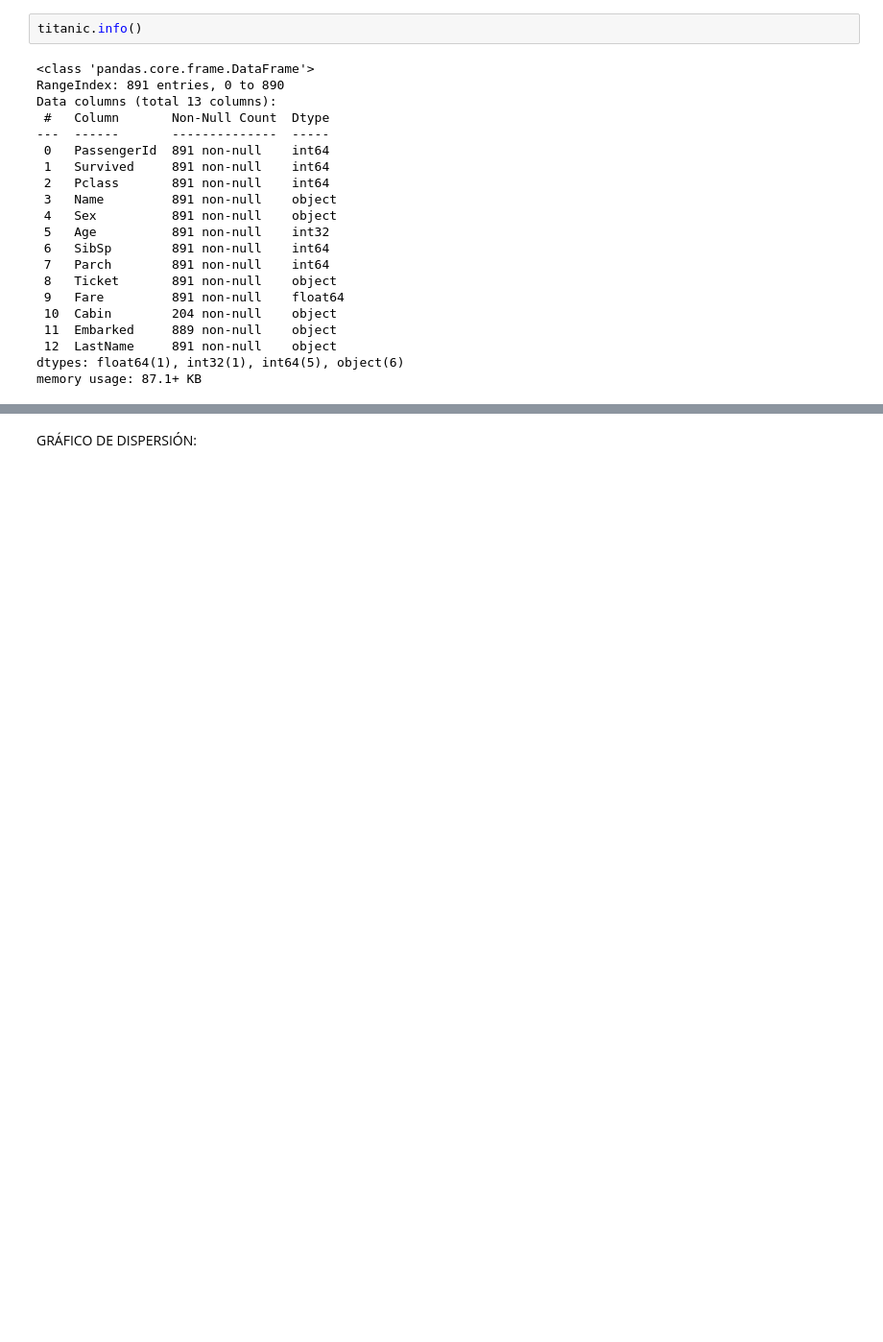
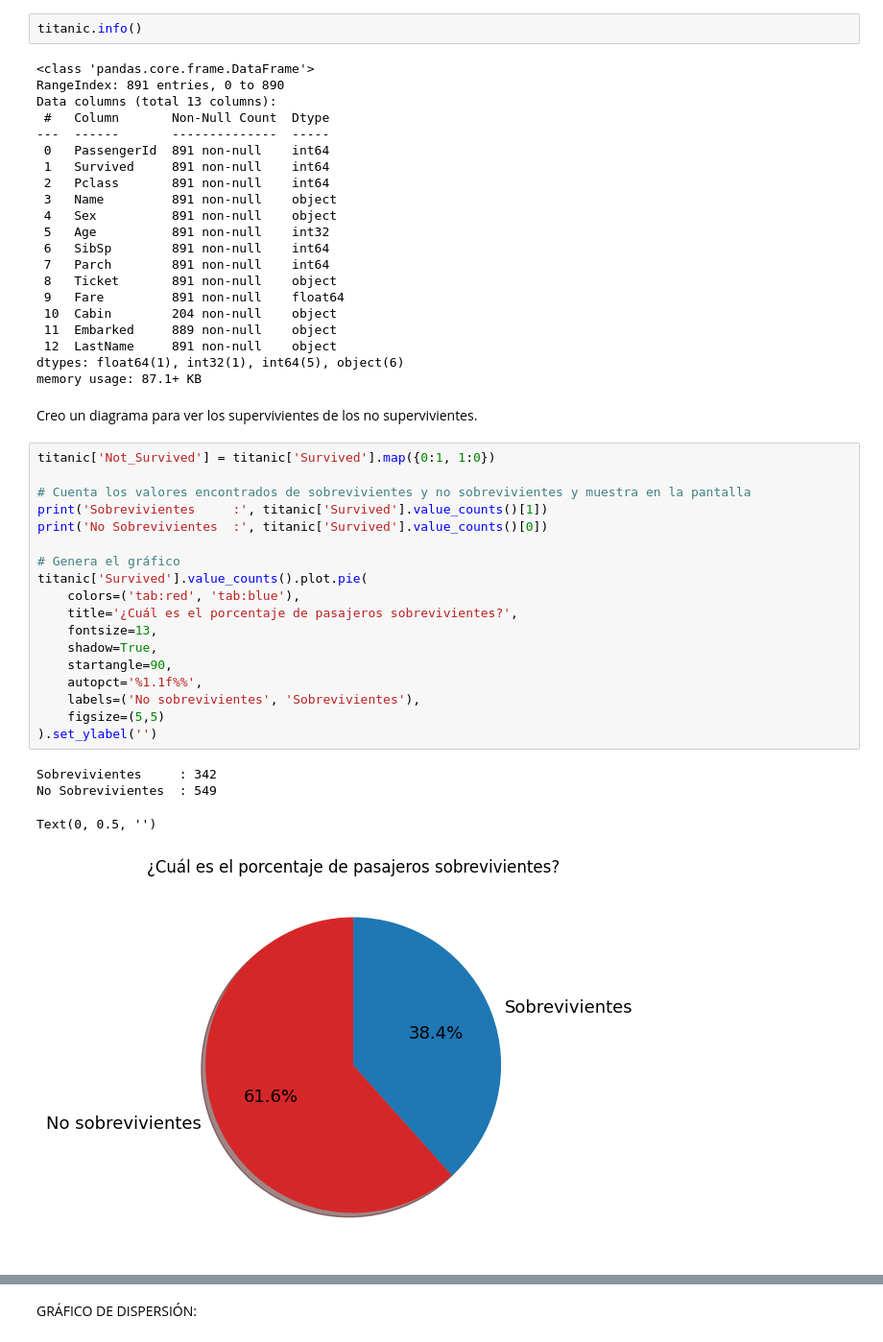
Before and after one commit to MartaTuka/TITANIC, a Jupyter notebook: titanic.ipynb, the cells around one changed output, grey strips where cells are left out. Shown at 96% size. Drawn from its saved outputs; the diff is of its cells as text; blank space fills up the shorter version.

```diff
--- a/titanic.ipynb
+++ b/titanic.ipynb
@@ -272,3 +280,28 @@ Data columns (total 13 columns):
  12  LastName     891 non-null    object
 dtypes: float64(1), int32(1), int64(5), object(6)
 memory usage: 87.1+ KB
+# %% [markdown]
+Creo un diagrama para ver los supervivientes de los no supervivientes.
+# %%
+titanic['Not_Survived'] = titanic['Survived'].map({0:1, 1:0})
+
+# Cuenta los valores encontrados de sobrevivientes y no sobrevivientes y muestra en la pantalla
+print('Sobrevivientes     :', titanic['Survived'].value_counts()[1])
+print('No Sobrevivientes  :', titanic['Survived'].value_counts()[0])
+
+# Genera el gráfico
+titanic['Survived'].value_counts().plot.pie(
+    colors=('tab:red', 'tab:blue'),
+    title='¿Cuál es el porcentaje de pasajeros sobrevivientes?',
+    fontsize=13,
+    shadow=True,
+    startangle=90,
+    autopct='%1.1f%%',
+    labels=('No sobrevivientes', 'Sobrevivientes'),
+    figsize=(5,5)
+).set_ylabel('')
+# %% [output]
+Sobrevivientes     : 342
+No Sobrevivientes  : 549
+Text(0, 0.5, '')
+[figure, added]
```
Also changed, not shown: parts of 5 cells of this notebook.
